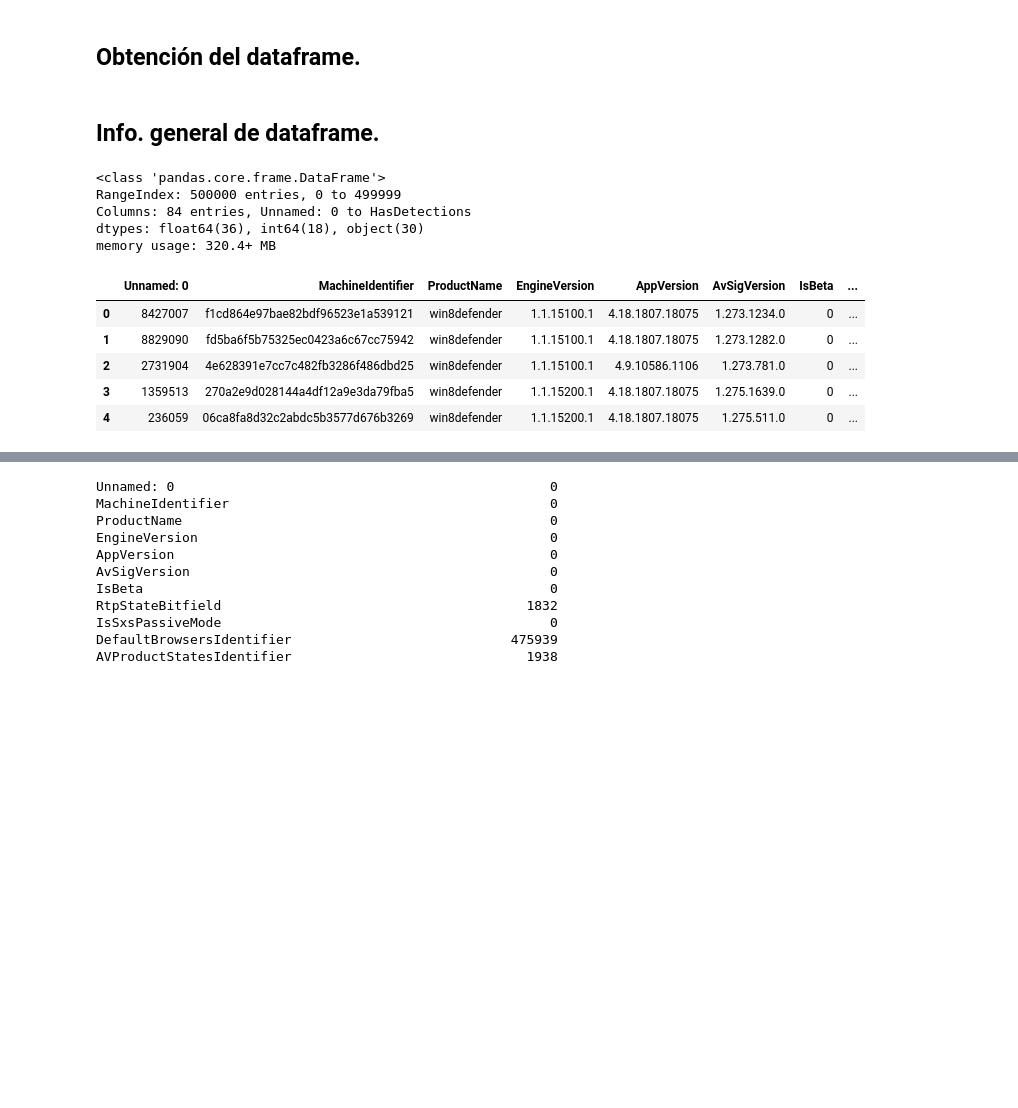
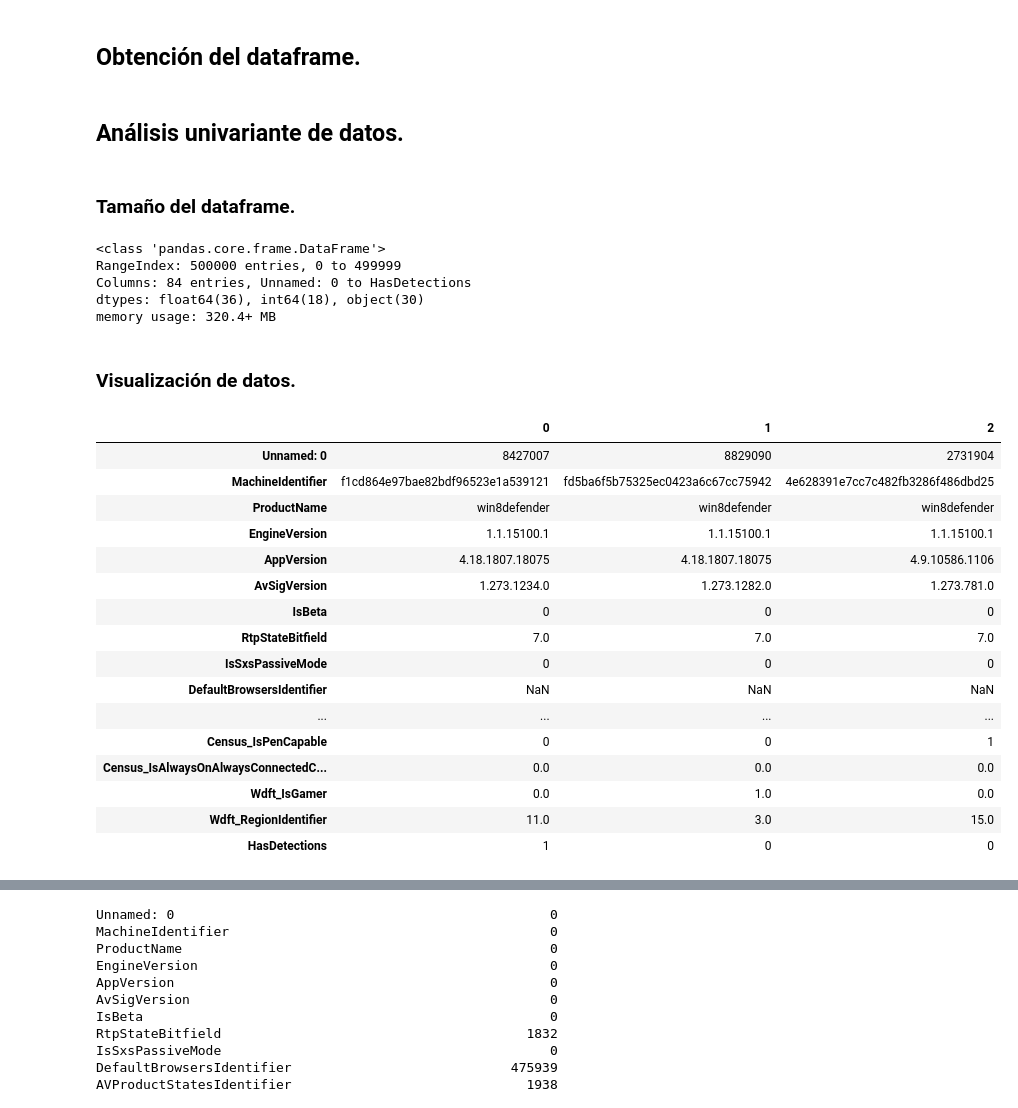
Before and after one commit to Orlan-138/Entregable_MMP, a Jupyter notebook: 0224_SupML_Grupo7.ipynb, the cells around one changed output, grey strips where cells are left out. Saved outputs shown, nothing was run; the diff lists cells and outputs as text; code cells hidden in the pictures; blank space fills up the shorter version.

```diff
--- a/0224_SupML_Grupo7.ipynb
+++ b/0224_SupML_Grupo7.ipynb
@@ -25,8 +27,10 @@ df_mmp = pd.read_csv(file_path, low_memory=False)
 
 pd.set_option("display.max_columns", None)
 pd.set_option("display.max_rows", None)
-# %% [markdown]
-## Info. general de dataframe.
+# %% [markdown]
+## Análisis univariante de datos.
+# %% [markdown]
+### Tamaño del dataframe.
 # %%
 df_mmp.info(verbose=False)
 # %% [output]
@@ -35,12 +39,25 @@ RangeIndex: 500000 entries, 0 to 499999
 Columns: 84 entries, Unnamed: 0 to HasDetections
 dtypes: float64(36), int64(18), object(30)
 memory usage: 320.4+ MB
+# %% [markdown]
+### Visualización de datos.
 # %%
-df_mmp.head()
+df_mmp.head(3).T
 # %% [output]
-|  | Unnamed: 0 | MachineIdentifier | ProductName | EngineVersion | AppVersion | AvSigVersion | IsBeta | ... |
-| 0 | 8427007 | f1cd864e97bae82bdf96523e1a539121 | win8defender | 1.1.15100.1 | 4.18.1807.18075 | 1.273.1234.0 | 0 | ... |
-| 1 | 8829090 | fd5ba6f5b75325ec0423a6c67cc75942 | win8defender | 1.1.15100.1 | 4.18.1807.18075 | 1.273.1282.0 | 0 | ... |
-| 2 | 2731904 | 4e628391e7cc7c482fb3286f486dbd25 | win8defender | 1.1.15100.1 | 4.9.10586.1106 | 1.273.781.0 | 0 | ... |
-| 3 | 1359513 | 270a2e9d028144a4df12a9e3da79fba5 | win8defender | 1.1.15200.1 | 4.18.1807.18075 | 1.275.1639.0 | 0 | ... |
-| 4 | 236059 | 06ca8fa8d32c2abdc5b3577d676b3269 | win8defender | 1.1.15200.1 | 4.18.1807.18075 | 1.275.511.0 | 0 | ... |
+|  | 0 | 1 | 2 |
+| Unnamed: 0 | 8427007 | 8829090 | 2731904 |
+| MachineIdentifier | f1cd864e97bae82bdf96523e1a539121 | fd5ba6f5b75325ec0423a6c67cc75942 | 4e628391e7cc7c482fb3286f486dbd25 |
+| ProductName | win8defender | win8defender | win8defender |
+| EngineVersion | 1.1.15100.1 | 1.1.15100.1 | 1.1.15100.1 |
+| AppVersion | 4.18.1807.18075 | 4.18.1807.18075 | 4.9.10586.1106 |
+| AvSigVersion | 1.273.1234.0 | 1.273.1282.0 | 1.273.781.0 |
+| IsBeta | 0 | 0 | 0 |
+| RtpStateBitfield | 7.0 | 7.0 | 7.0 |
+| IsSxsPassiveMode | 0 | 0 | 0 |
+| DefaultBrowsersIdentifier | NaN | NaN | NaN |
+| ... | ... | ... | ... |
+| Census_IsPenCapable | 0 | 0 | 1 |
+| Census_IsAlwaysOnAlwaysConnectedC... | 0.0 | 0.0 | 0.0 |
+| Wdft_IsGamer | 0.0 | 1.0 | 0.0 |
+| Wdft_RegionIdentifier | 11.0 | 3.0 | 15.0 |
+| HasDetections | 1 | 0 | 0 |
```
Also changed, not shown: parts of 10 cells of this notebook, 1 other file.
